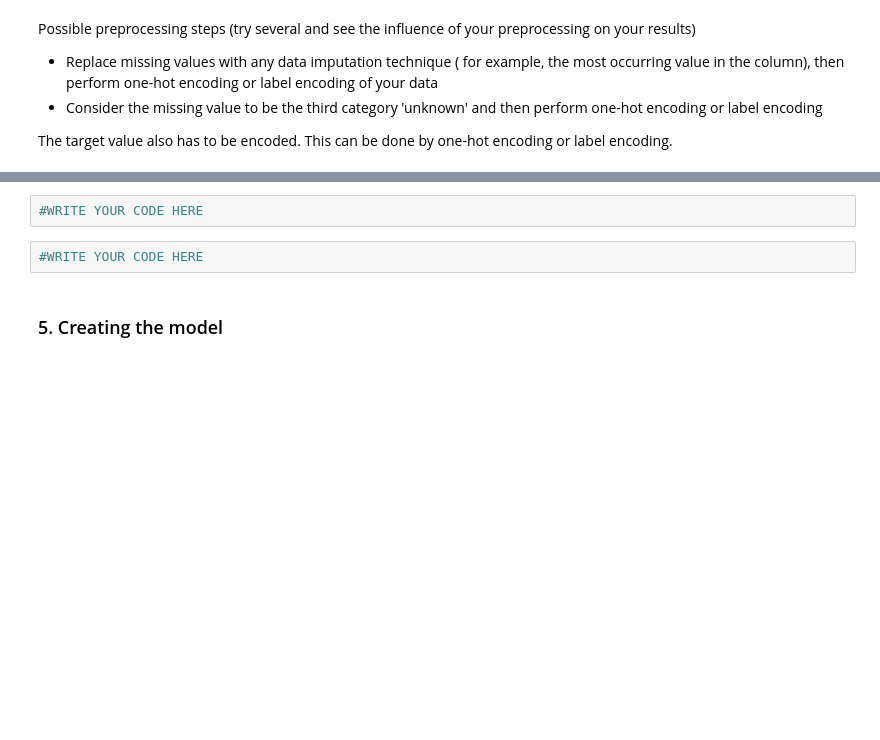
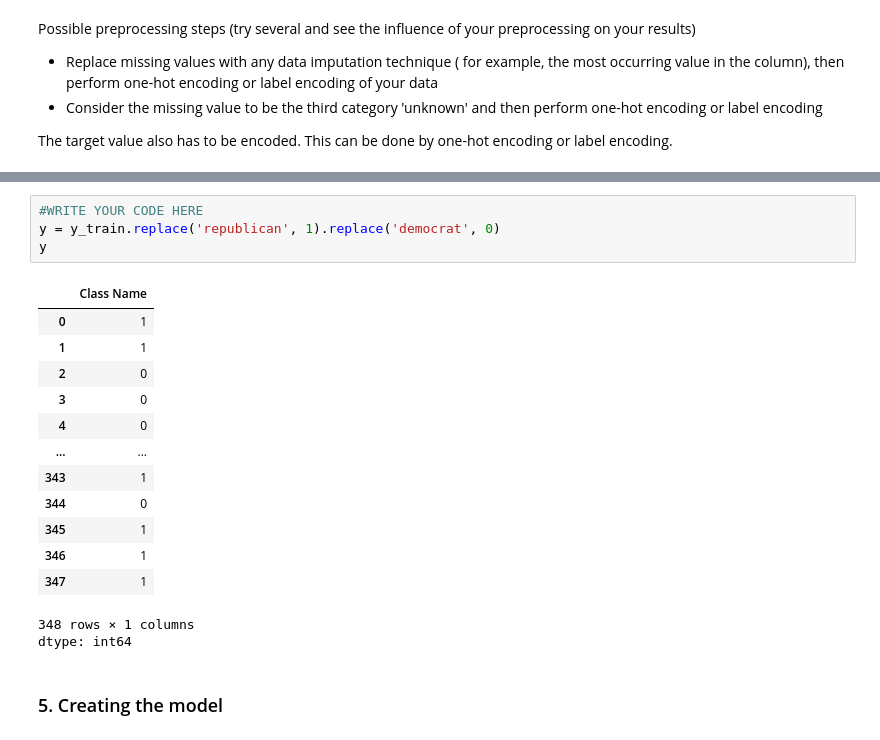
Before and after one commit to mrbutterfly105/MPA-MLF, a Jupyter notebook: Lab_05/Lab_05_task.ipynb, the cells around one changed output, grey strips where cells are left out. Cells and saved outputs as stored; diff of their text form; blank space fills up the shorter version.

```diff
--- a/Lab_05/Lab_05_task.ipynb
+++ b/Lab_05/Lab_05_task.ipynb
@@ -279,7 +300,22 @@ The target value also has to be encoded. This can be done by one-hot encoding or
 # %%
 #WRITE YOUR CODE HERE
+y = y_train.replace('republican', 1).replace('democrat', 0)
+y
+# %% [output]
+|  | Class Name |
+| 0 | 1 |
+| 1 | 1 |
+| 2 | 0 |
+| 3 | 0 |
+| 4 | 0 |
+| ... | ... |
+| 343 | 1 |
+| 344 | 0 |
+| 345 | 1 |
+| 346 | 1 |
+| 347 | 1 |
+348 rows × 1 columns
+dtype: int64
-# %%
-#WRITE YOUR CODE HERE
 # %% [markdown]
 ### 5. Creating the model
 # %% [markdown]
```
Also changed, not shown: parts of 10 cells of this notebook.
